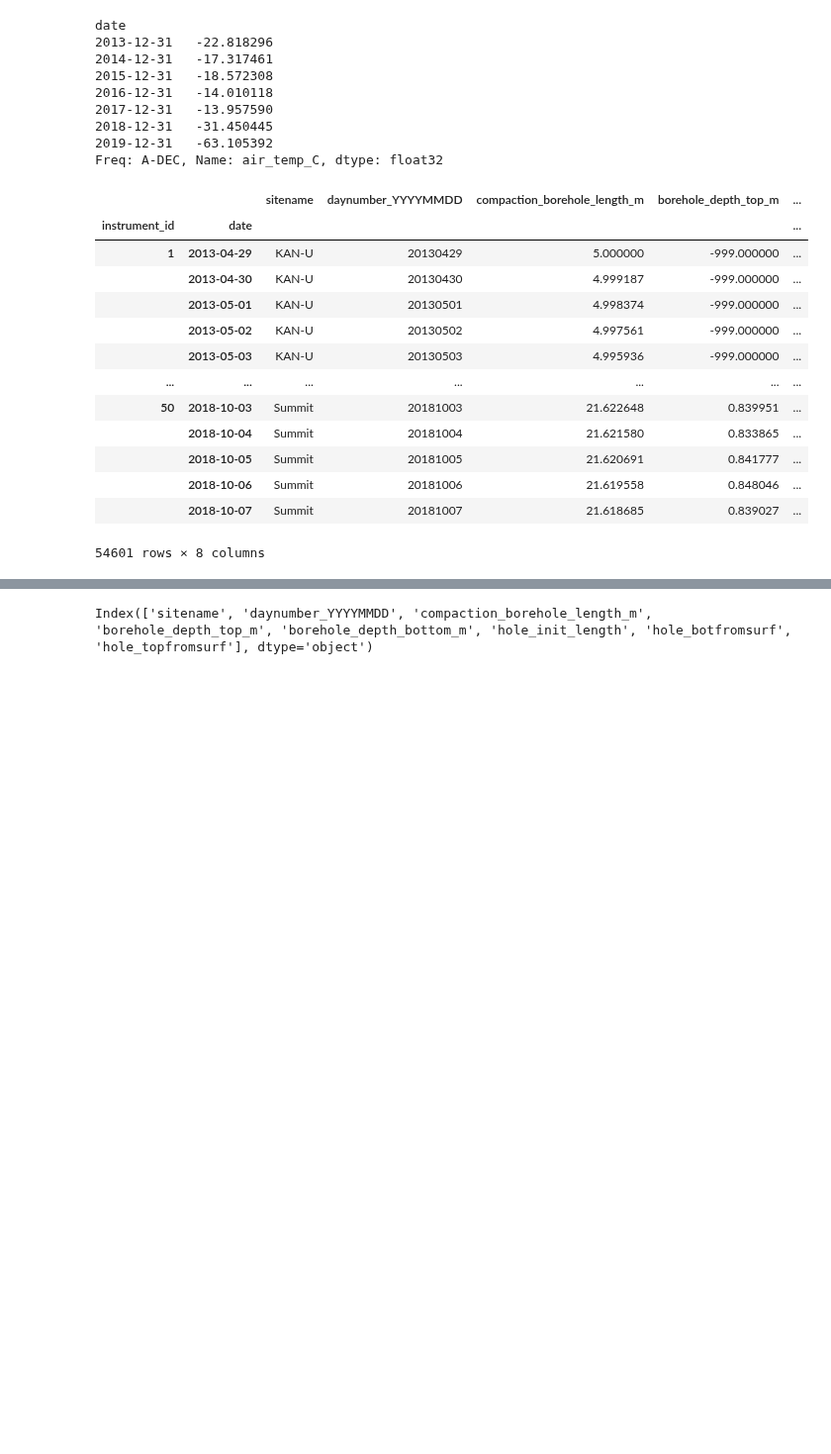
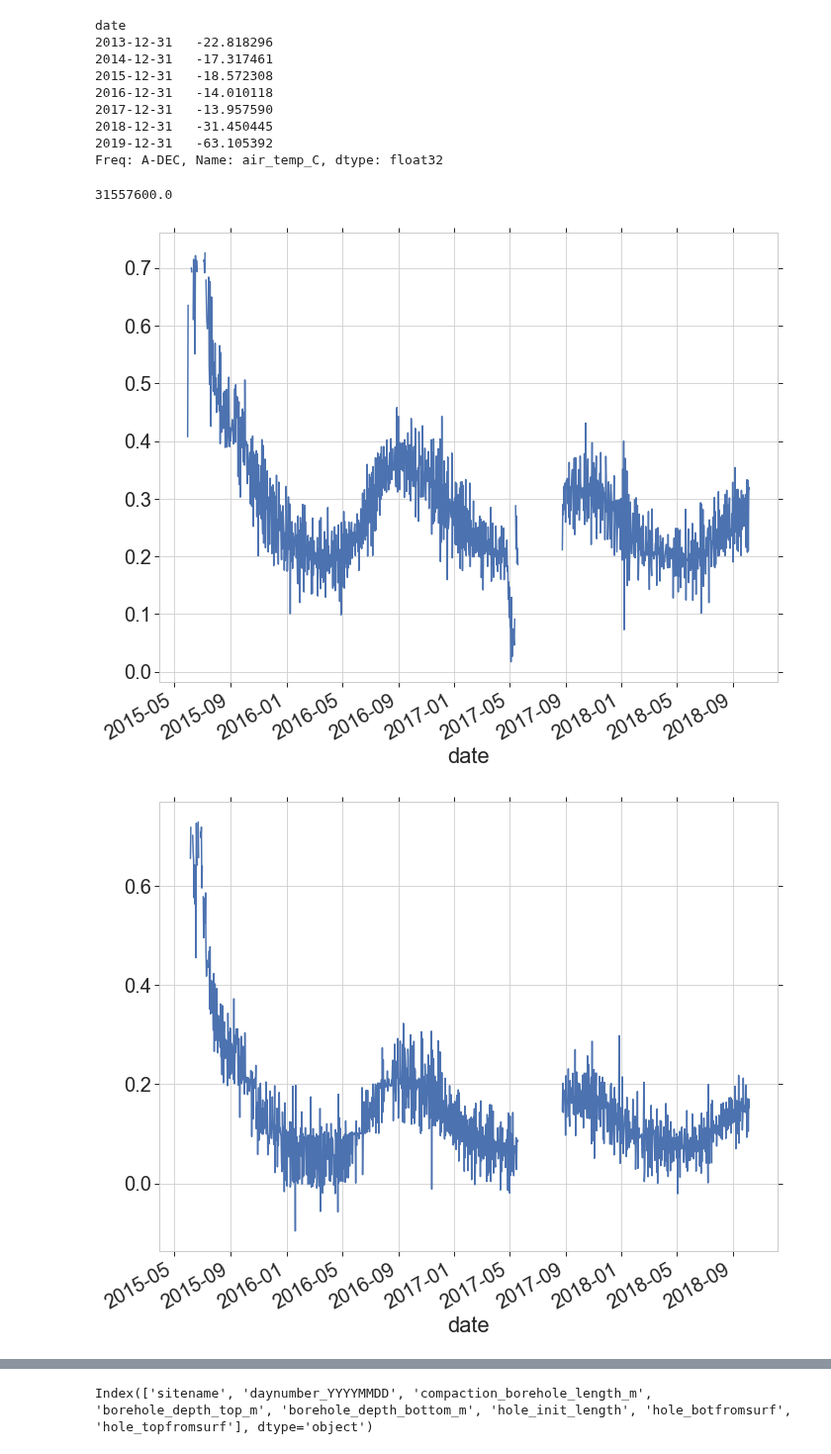
Before and after one commit to maximusjstevens/firncover, a Jupyter notebook: FirnCover_main.ipynb, the cells around one changed output, grey strips where cells are left out. Shown at 99% size. Cells and saved outputs as stored; diff of their text form; code cells hidden in the pictures; blank space fills up the shorter version.

```diff
--- a/FirnCover_main.ipynb
+++ b/FirnCover_main.ipynb
@@ -653,7 +655,8 @@ palette = sns.color_palette()
 # Things to change
 figex = '_220613.eps' #extension for figures (name plus type)
 # pathtodata = '/Users/maxstev/Documents/Grad_School/Research/FIRN/GREENLAND_CVN/Data/CVN_DATA/firncover'
-pathtodata = 'C:\\Users\\dswan1\\Downloads\\CFM'
+# pathtodata = 'C:\\Users\\dswan1\\Downloads\\CFM'
+pathtodata = os.getcwd()
 date1 = '2021_07_30' # Date on the hdf5 file
 # %%
 # %matplotlib inline
@@ -888,20 +891,28 @@ for ii in uids:
     compaction_df.loc[ii,'hole_topfromsurf'] = -1*inst_meta_df.loc[ii,'borehole_top_from_surface_m']*np.ones_like(compaction_df.loc[ii,"compaction_borehole_length_m"].values)
 #Filter saddle data.
 compaction_df.drop(compaction_df[((compaction_df.sitename=='Saddle')&(compaction_df.index.get_level_values("date")<'2016-01-01'))].index,inplace=True)
-# %%
-compaction_df
-# %% [output]
-|  |  | sitename | daynumber_YYYYMMDD | compaction_borehole_length_m | borehole_depth_top_m | ... |
-| instrument_id | date |  |  |  |  | ... |
-| 1 | 2013-04-29 | KAN-U | 20130429 | 5.000000 | -999.000000 | ... |
-|  | 2013-04-30 | KAN-U | 20130430 | 4.999187 | -999.000000 | ... |
-|  | 2013-05-01 | KAN-U | 20130501 | 4.998374 | -999.000000 | ... |
-|  | 2013-05-02 | KAN-U | 20130502 | 4.997561 | -999.000000 | ... |
-|  | 2013-05-03 | KAN-U | 20130503 | 4.995936 | -999.000000 | ... |
-| ... | ... | ... | ... | ... | ... | ... |
-| 50 | 2018-10-03 | Summit | 20181003 | 21.622648 | 0.839951 | ... |
-|  | 2018-10-04 | Summit | 20181004 | 21.621580 | 0.833865 | ... |
-|  | 2018-10-05 | Summit | 20181005 | 21.620691 | 0.841777 | ... |
-|  | 2018-10-06 | Summit | 20181006 | 21.619558 | 0.848046 | ... |
-|  | 2018-10-07 | Summit | 20181007 | 21.618685 | 0.839027 | ... |
-54601 rows × 8 columns
+# %%
+SumIds = compaction_df[compaction_df.sitename=='Summit'].index.get_level_values(0).unique()
+# %%
+S_PER_YEAR
+# %% [output]
+31557600.0
+# %%
+idict = {}
+for II in SumIds:
+    DFI = compaction_df.loc[II]
+    DFI['ccomp'] = DFI['compaction_borehole_length_m'].iloc[0] - DFI['compaction_borehole_length_m']
+    dt = (DFI.index[1] - DFI.index[0]).total_seconds()
+    deltaL = -1*DFI['compaction_borehole_length_m'].diff()
+    deltaL[deltaL>0.002] = np.nan
+    DFI['deltaL'] = deltaL
+    DFI['comp_rate_yr'] = DFI['deltaL']/dt*S_PER_YEAR
+    idict[II] = DFI
+# %%
+for II in SumIds:
+    f1,a1 = plt.subplots()
+    d2 = idict[II]
+    d2['comp_rate_yr'].plot()
+# %% [output]
+[figure, added]
+[figure, added]
```
Also changed, not shown: parts of 5 cells of this notebook.
